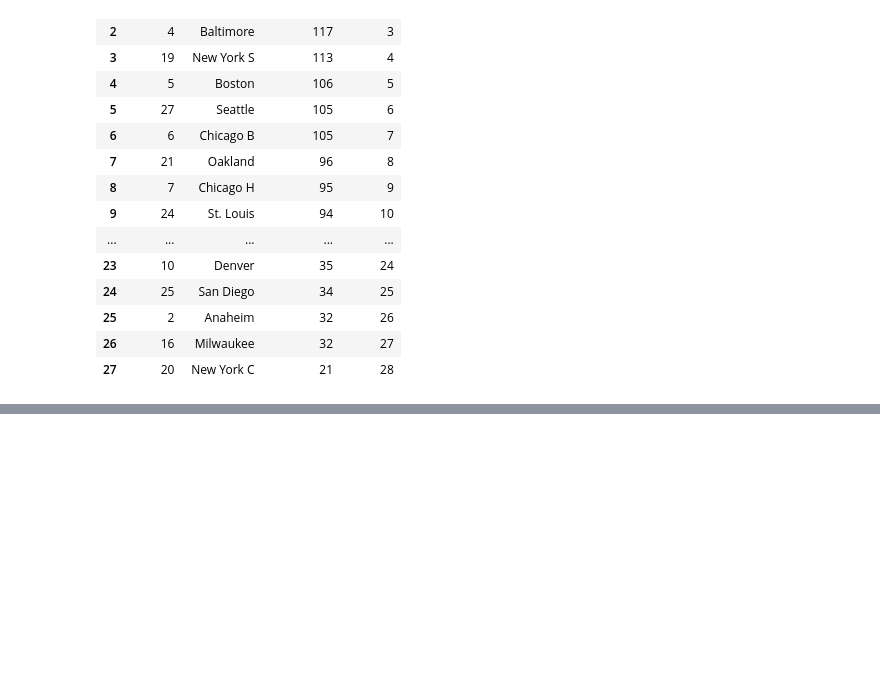
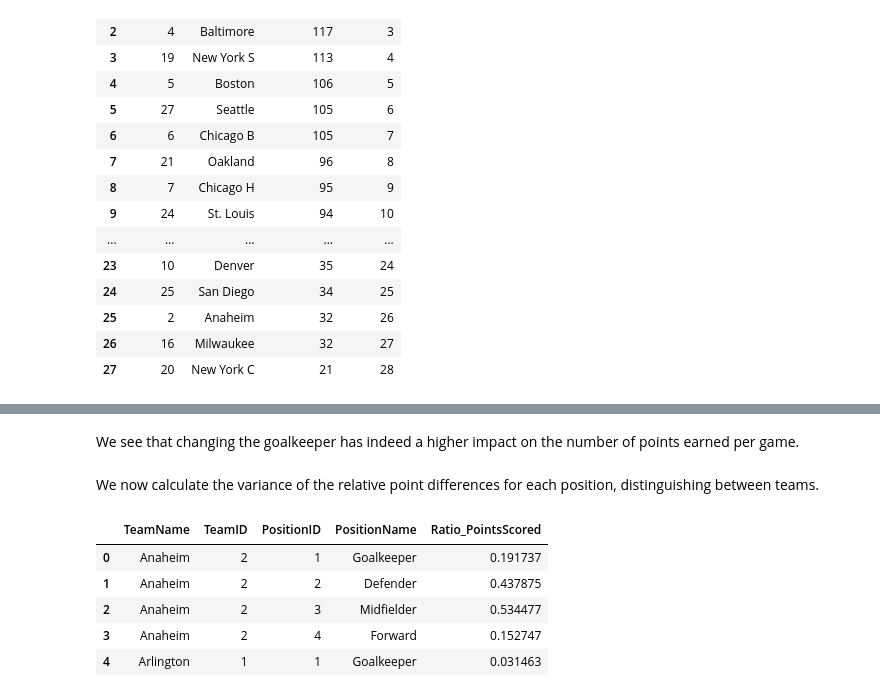
Before and after one commit to GuillaumeMendle/football_prediction, a Jupyter notebook: project_code/3_Part_3_data_exploration.ipynb, the cells around one changed output, grey strips where cells are left out. Cells and saved outputs as stored; diff of their text form; code cells hidden in the pictures; blank space fills up the shorter version.

```diff
--- a/project_code/3_Part_3_data_exploration.ipynb
+++ b/project_code/3_Part_3_data_exploration.ipynb
@@ -455,2 +474,14 @@ plt.show()
+# %% [markdown]
+We see that changing the goalkeeper has indeed a higher impact on the number of points earned per game.
+# %% [markdown]
+We now calculate the variance of the relative point differences for each position, distinguishing between teams.
 # %%
-tt = players_teams_data.groupby(["TeamName", "TeamID", "PositionID", "PositionName"])["Ratio_PointsScored"].var().reset_index()
+team_position_points_var = players_teams_data.groupby(["TeamName", "TeamID", "PositionID", "PositionName"])["Ratio_PointsScored"].var().reset_index()
+team_position_points_var.head()
+# %% [output]
+|  | TeamName | TeamID | PositionID | PositionName | Ratio_PointsScored |
+| 0 | Anaheim | 2 | 1 | Goalkeeper | 0.191737 |
+| 1 | Anaheim | 2 | 2 | Defender | 0.437875 |
+| 2 | Anaheim | 2 | 3 | Midfielder | 0.534477 |
+| 3 | Anaheim | 2 | 4 | Forward | 0.152747 |
+| 4 | Arlington | 1 | 1 | Goalkeeper | 0.031463 |
```
Also changed, not shown: parts of 21 cells of this notebook.
